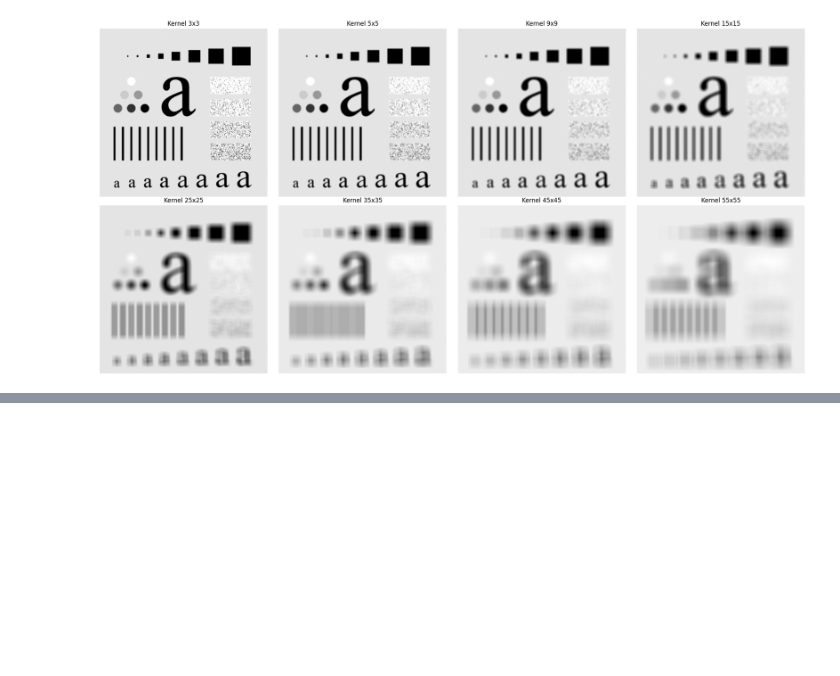
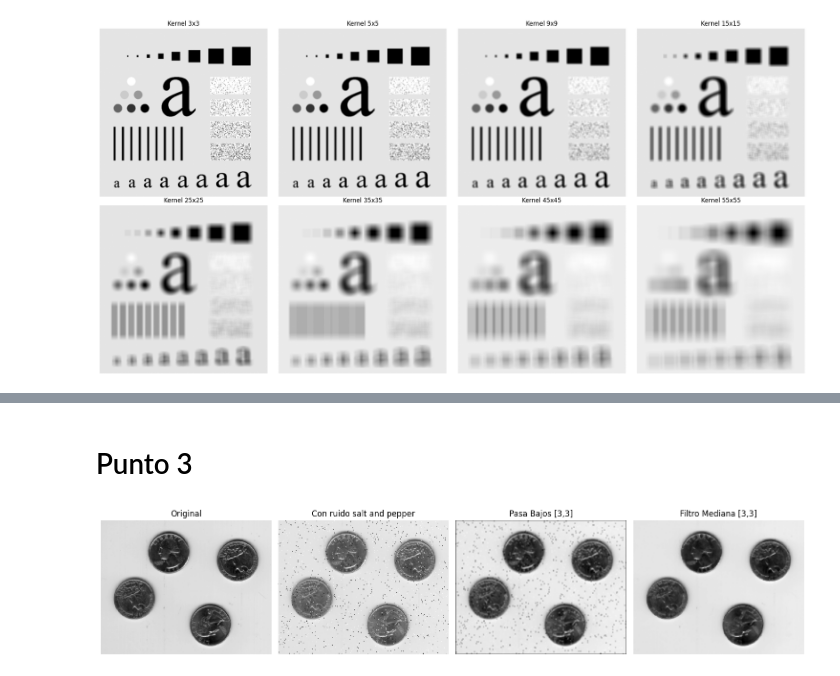
Before and after one commit to ProcDeImagenes-2025/TP3, a Jupyter notebook: tp3_code.ipynb, the cells around one changed output, grey strips where cells are left out. Cells and saved outputs as stored; diff of their text form; code cells hidden in the pictures; blank space fills up the shorter version.

```diff
--- a/tp3_code.ipynb
+++ b/tp3_code.ipynb
@@ -69,0 +121,61 @@ plt.show()
+# %% [markdown]
+# Punto 3
+# %%
+import numpy as np
+import cv2
+import matplotlib.pyplot as plt
+
+# Cargar imagen en escala de grises
+img = cv2.imread("Imagenes/eight.tif", cv2.IMREAD_GRAYSCALE)
+
+# Parámetro: proporción de píxeles afectados por el ruido
+amount = 0.02  # 5% de los píxeles
+salt_vs_pepper = 0.5  # Proporción de sal y pimienta
+
+# Crear copia de la imagen
+noisy_img = img.copy()
+
+# Número de píxeles a modificar
+num_salt = np.ceil(amount * img.size * salt_vs_pepper).astype(int)
+num_pepper = np.ceil(amount * img.size * (1.0 - salt_vs_pepper)).astype(int)
+
+# Añadir sal (blanco)
+coords = [np.random.randint(0, i, num_salt) for i in img.shape]
+noisy_img[coords[0], coords[1]] = 255
+
+# Añadir pimienta (negro)
+coords = [np.random.randint(0, i, num_pepper) for i in img.shape]
+noisy_img[coords[0], coords[1]] = 0
+
+kernel = create_kernel(3)
+
+denoised_img = manual_filter(noisy_img, kernel)
+
+median_filtered_img = cv2.medianBlur(noisy_img, 3)
+
+# Mostrar imagen original y con ruido
+plt.figure(figsize=(15,15))
+plt.subplot(1,4,1)
+plt.imshow(img, cmap='gray')
+plt.title('Original')
+plt.axis('off')
+
+plt.subplot(1,4,2)
+plt.imshow(noisy_img, cmap='gray')
+plt.title('Con ruido salt and pepper')
+plt.axis('off')
+
+plt.subplot(1,4,3)
+plt.imshow(denoised_img, cmap='gray')
+plt.title('Pasa Bajos [3,3]')
+plt.axis('off')
+
+plt.subplot(1,4,4)
+plt.imshow(median_filtered_img, cmap='gray')
+plt.title('Filtro Mediana [3,3]')
+plt.axis('off')
+
+plt.tight_layout()
+plt.show()
+# %% [output]
+[figure, added]
```
Also changed, not shown: parts of 8 cells of this notebook.
